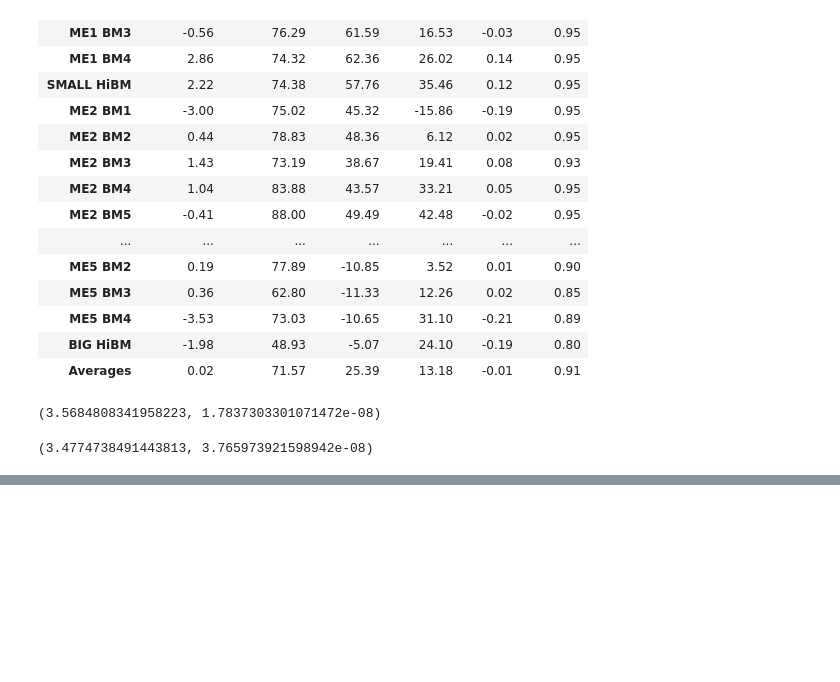
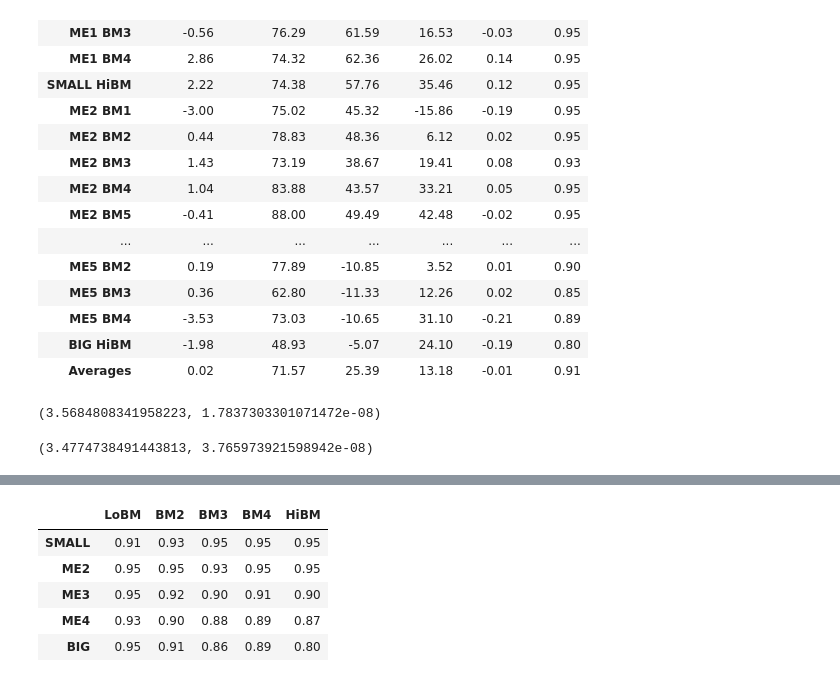
Before and after one commit to GeorgeHockey/asset-pricing, a Jupyter notebook: asset_pricing3.ipynb, the cells around one changed output, grey strips where cells are left out. Saved outputs shown, nothing was run; the diff lists cells and outputs as text; code cells hidden in the pictures; blank space fills up the shorter version.

```diff
--- a/asset_pricing3.ipynb
+++ b/asset_pricing3.ipynb
@@ -259,0 +295,16 @@ ff_GRS, ff_p
+# %%
+# Model r^2: explanatory power of the ff + investment model
+a = ff_investment_table["Adj R^2"]
+inv_r2_table = pd.DataFrame(np.zeros((5,5)),index=["SMALL","ME2","ME3","ME4","BIG"],columns=["LoBM","BM2","BM3","BM4","HiBM"])
+for r in range(0,5):
+    for c in range(0,5):
+        n = r * 5 + c
+        inv_r2_table.iloc[r,c] = a[n]
+inv_r2_table.round(2)
+# %% [output]
+|  | LoBM | BM2 | BM3 | BM4 | HiBM |
+| SMALL | 0.91 | 0.93 | 0.95 | 0.95 | 0.95 |
+| ME2 | 0.95 | 0.95 | 0.93 | 0.95 | 0.95 |
+| ME3 | 0.95 | 0.92 | 0.90 | 0.91 | 0.90 |
+| ME4 | 0.93 | 0.90 | 0.88 | 0.89 | 0.87 |
+| BIG | 0.95 | 0.91 | 0.86 | 0.89 | 0.80 |
```
Also changed, not shown: parts of 9 cells of this notebook.
